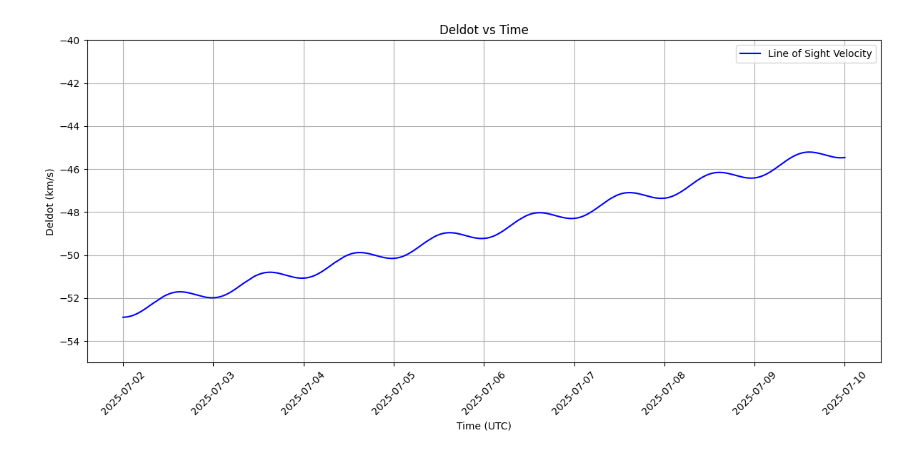
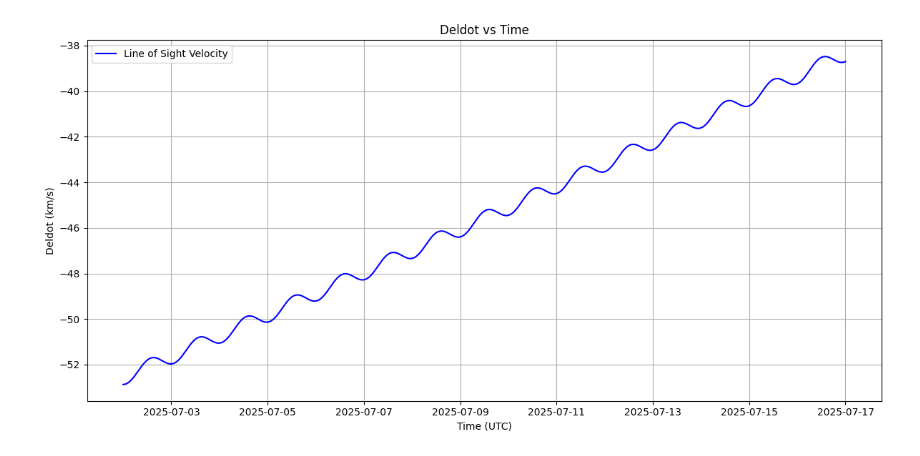
Before and after one commit to valegl04/BL_ATA_Alerts, a Jupyter notebook: ATA/deldot_acceleration.ipynb, the cells around one changed output. Cells and saved outputs as stored; diff of their text form; code cells hidden in the pictures.

```diff
--- a/ATA/deldot_acceleration.ipynb
+++ b/ATA/deldot_acceleration.ipynb
@@ -40,0 +6,23 @@ print(df[["datetime", "deldot"]].head(20))  # print first 20 entries}
+# %%
+file = "horizons_results (2).txt"
+# i manually did added "|" characters, so i could mark the column split locations
+hdr  = ' Date__(UT)__HR:MN    |R.A._____(ICRF)_____DEC |R.A.__(a-apparent)__DEC |Azi____(a-app)___Elev |X_(sat-primary)_Y|SatPANG  | T-mag  |N-mag  |   Illu% | ang-sep/v |ObsSub-LON|ObsSub-LAT  | NP.ang | NP.dist  |             r|       rdot |           delta|     deldot |   S-T-O   |    TDB-UT| Sky_motion |Sky_mot_PA |RelVel-ANG |Lun_Sky_Brt |sky_SNR'
+cols = hdr.split('|')
+names = cols
+
+widths = np.zeros(len(cols),dtype=int)
+for k in range(len(cols)):
+    widths[k] = int(len(cols[k]) + 1)
+    names[k] = cols[k].strip() # make a clean version of the column names
+
+
+# this reads all columns correctly, and skips the header, but doesnt skip the footer
+df = pd.read_fwf(file, skiprows=71, names = names, widths=widths)
+
+df = df.iloc[0:21601,:] # had to find this row limit manually to drop the footer
+# %%
+df['date'] = pd.to_datetime( df['Date__(UT)__HR:MN'].str[0:17] )
+df["deldot"] = df["deldot"].astype(float)
+df["acceleration"] = df["deldot"].astype(float).diff() / 60
+
+print(df[["date", "deldot", "acceleration"]].head(20))
@@ -41,16 +47,13 @@ print(df[["datetime", "deldot"]].head(20))  # print first 20 entries}
 # %%
 plt.figure(figsize=(12, 6))
-plt.plot(df_clean["datetime"], df_clean["deldot"], color='blue', label="Line of Sight Velocity")
+plt.plot(df["date"], df['deldot'].astype(float), color='blue', label="Line of Sight Velocity")
 plt.xlabel("Time (UTC)")
 plt.ylabel("Deldot (km/s)")
 plt.title("Deldot vs Time")
 plt.grid(True)
 plt.legend()
 
-plt.xticks(rotation=45)
-
-plt.ylim(-55, -40)
 plt.tight_layout()
 plt.show()
 # %% [output]
-[figure, old version]
+[figure, new version]
```
Also changed, not shown: parts of 9 cells of this notebook, 8 other files.
